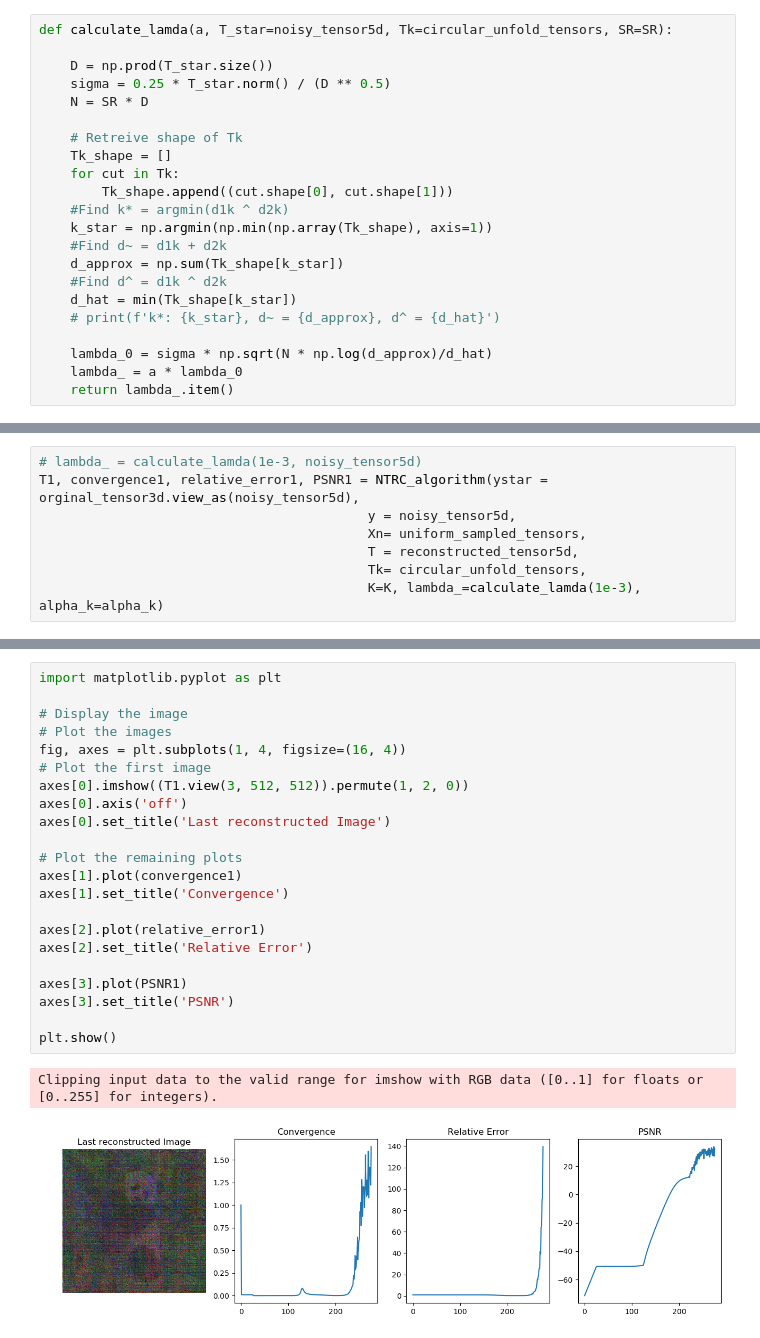
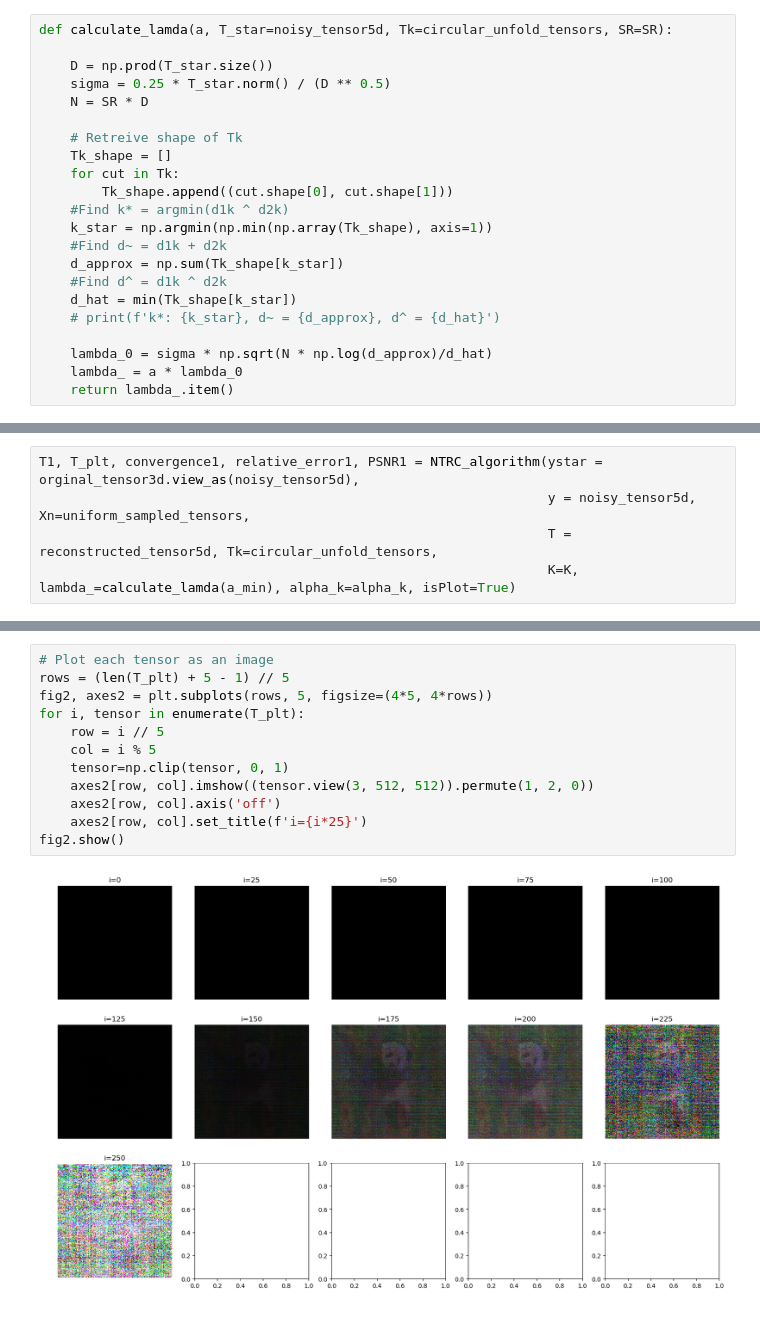
Before and after one commit to nhidang912/tensor_ntrc_algorithm, a Jupyter notebook: NTRC_imageTrial.ipynb, the cells around one changed output, grey strips where cells are left out. Saved outputs shown, nothing was run; the diff lists cells and outputs as text.

```diff
--- a/NTRC_imageTrial.ipynb
+++ b/NTRC_imageTrial.ipynb
@@ -343,9 +416,6 @@ def calculate_lamda(a, T_star=noisy_tensor5d, Tk=circular_unfold_tensors, SR=SR)
 # %%
-# lambda_ = calculate_lamda(1e-3, noisy_tensor5d)
-T1, convergence1, relative_error1, PSNR1 = NTRC_algorithm(ystar = orginal_tensor3d.view_as(noisy_tensor5d),
-                                          y = noisy_tensor5d,
-                                          Xn= uniform_sampled_tensors,
-                                          T = reconstructed_tensor5d,
-                                          Tk= circular_unfold_tensors,
-                                          K=K, lambda_=calculate_lamda(1e-3), alpha_k=alpha_k)
+T1, T_plt, convergence1, relative_error1, PSNR1 = NTRC_algorithm(ystar = orginal_tensor3d.view_as(noisy_tensor5d),
+                                                                 y = noisy_tensor5d, Xn=uniform_sampled_tensors,
+                                                                 T = reconstructed_tensor5d, Tk=circular_unfold_tensors,
+                                                                 K=K, lambda_=calculate_lamda(a_min), alpha_k=alpha_k, isPlot=True)
 # %% [output]
@@ -369,25 +439,14 @@ T1, convergence1, relative_error1, PSNR1 = NTRC_algorithm(ystar = orginal_tensor
-# %%
-import matplotlib.pyplot as plt
-
-# Display the image
-# Plot the images
-fig, axes = plt.subplots(1, 4, figsize=(16, 4))
-# Plot the first image
-axes[0].imshow((T1.view(3, 512, 512)).permute(1, 2, 0))
-axes[0].axis('off')
-axes[0].set_title('Last reconstructed Image')
-
-# Plot the remaining plots
-axes[1].plot(convergence1)
-axes[1].set_title('Convergence')
-
-axes[2].plot(relative_error1)
-axes[2].set_title('Relative Error')
-
-axes[3].plot(PSNR1)
-axes[3].set_title('PSNR')
-
-plt.show()
-# %% [output]
-Clipping input data to the valid range for imshow with RGB data ([0..1] for floats or [0..255] for integers).
-[figure, removed]
+# %%
+# Plot each tensor as an image
+rows = (len(T_plt) + 5 - 1) // 5
+fig2, axes2 = plt.subplots(rows, 5, figsize=(4*5, 4*rows))
+for i, tensor in enumerate(T_plt):
+    row = i // 5
+    col = i % 5
+    tensor=np.clip(tensor, 0, 1)
+    axes2[row, col].imshow((tensor.view(3, 512, 512)).permute(1, 2, 0))
+    axes2[row, col].axis('off')
+    axes2[row, col].set_title(f'i={i*25}')
+fig2.show()
+# %% [output]
+[figure, added]
```
Also changed, not shown: parts of 43 cells of this notebook.
